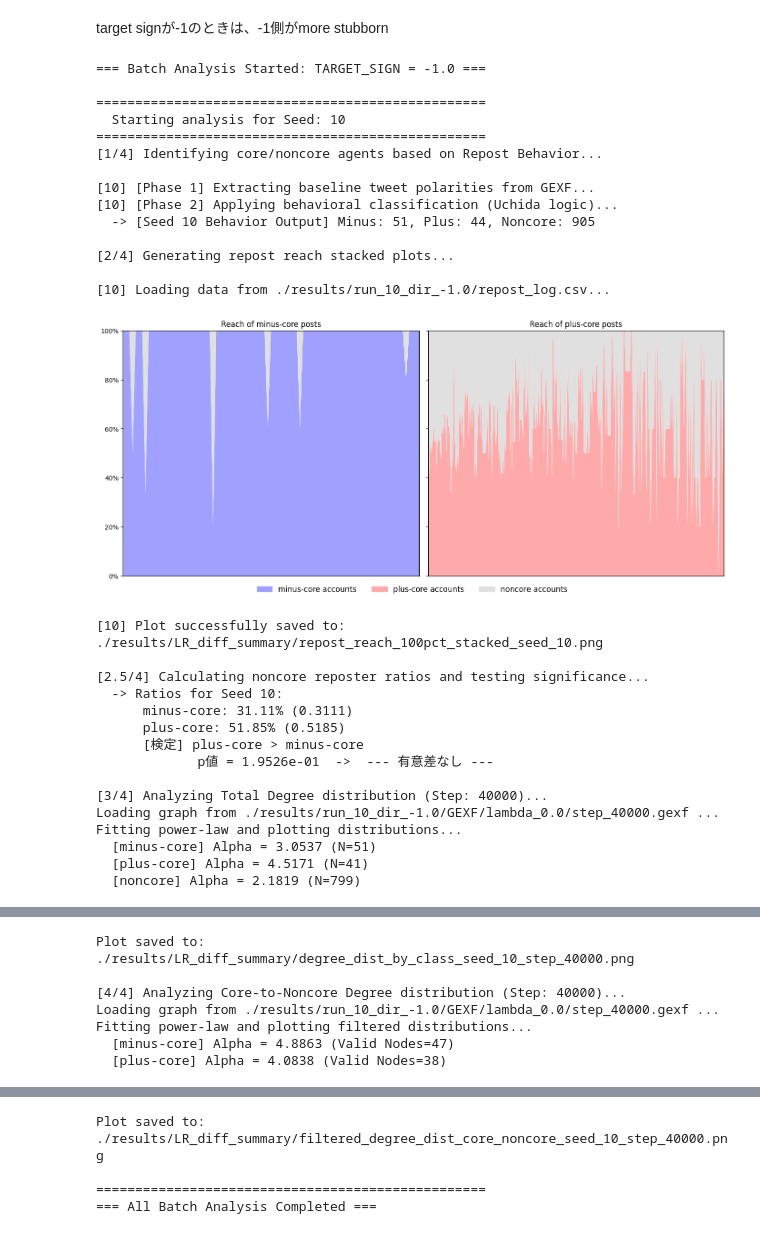
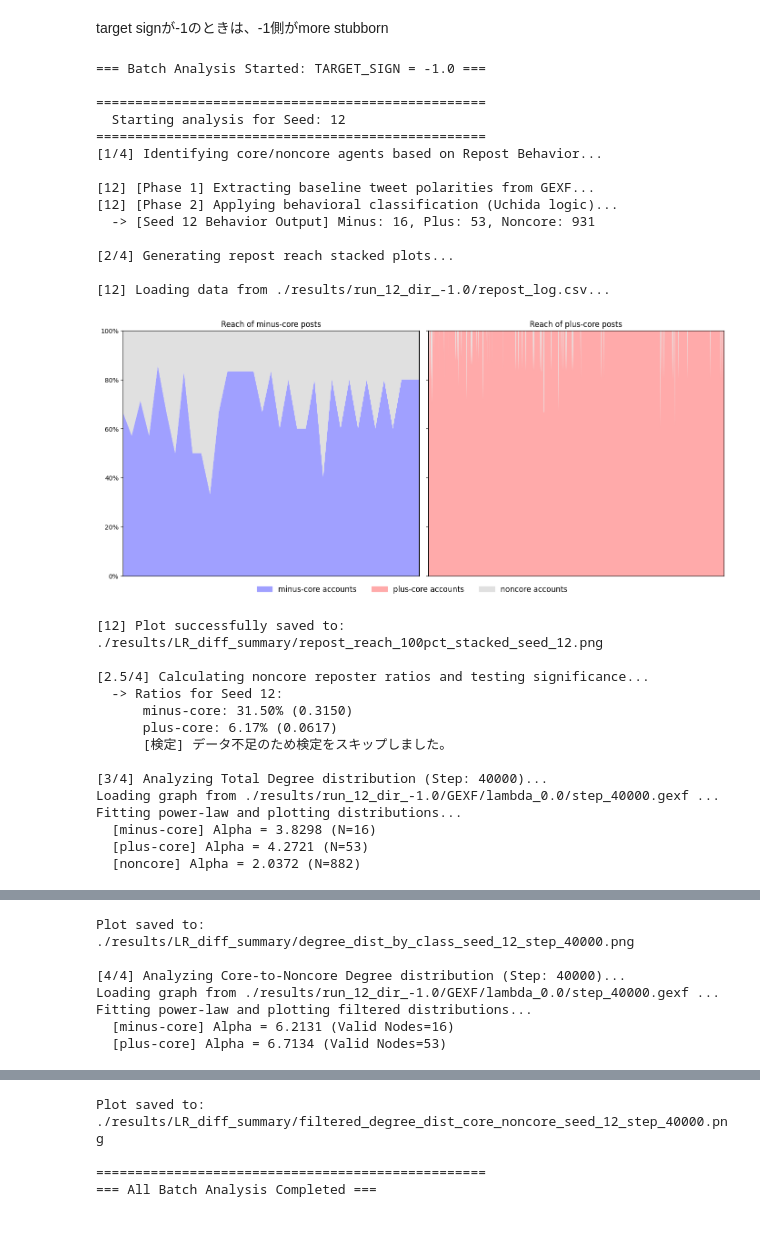
Before and after one commit to tooooomoya/moderates-foster-polarization, a Jupyter notebook: LR-diff-analysis.ipynb, the cells around one changed output, grey strips where cells are left out. Saved outputs shown, nothing was run; the diff lists cells and outputs as text; code cells hidden in the pictures.

```diff
--- a/LR-diff-analysis.ipynb
+++ b/LR-diff-analysis.ipynb
@@ -910,7 +910,7 @@ target signが-1のときは、-1側がmore stubborn
 if __name__ == "__main__":
     # --- 実行設定 ---
     TARGET_SIGN = -1.0
-    SEED_TABLE = [10]
+    SEED_TABLE = [12]
     TARGET_STEP = 40000  # ネットワーク指標を評価するステップ
 
     RESULTS_DIR = "./results"
@@ -944,10 +944,10 @@ if __name__ == "__main__":
             seed=seed,
             target_sign=TARGET_SIGN,
             start_step=ANALYSIS_START_STEP,
-            min_reposts=5,
+            min_reposts=2,
             ratio_multiplier=2.0,
-            m_th=-0.5,
-            p_th=0.5,
+            m_th=-0.65,
+            p_th=0.65,
             min_tweet_reposts=MIN_TWEET_REPOSTS
         )
 
@@ -987,51 +987,50 @@ if __name__ == "__main__":
 
         # --- 対象ステップのGEXFパスを生成 ---
         target_gexf = os.path.join(run_dir, "GEXF", "lambda_0.0", f"step_{TARGET_STEP}.gexf")
 
         if not os.path.exists(target_gexf):
             print(f"\n[3/4 & 4/4] GEXF file for step {TARGET_STEP} not found. Skipping network analysis.")
             continue
 
         # 3. クラス別の Total Degree 分布
         print(f"\n[3/4] Analyzing Total Degree distribution (Step: {TARGET_STEP})...")
         alphas_total = analyze_and_plot_degree_distribution(target_gexf, agent_dict, seed, output_dir=OUTPUT_DIR)
         all_alphas_total[seed] = alphas_total
 
         # 4. Core-Noncore エッジに限定した Degree 分布
         print(f"\n[4/4] Analyzing Core-to-Noncore Degree distribution (Step: {TARGET_STEP})...")
         alphas_filtered = plot_core_noncore_degree_distribution(target_gexf, agent_dict, seed, output_dir=OUTPUT_DIR)
         all_alphas_filtered[seed] = alphas_filtered
 
     print(f"\n{'='*50}")
     print("=== All Batch Analysis Completed ===")
 # %% [output]
 === Batch Analysis Started: TARGET_SIGN = -1.0 ===
 
 ==================================================
-  Starting analysis for Seed: 10
+  Starting analysis for Seed: 12
 ==================================================
 [1/4] Identifying core/noncore agents based on Repost Behavior...
 
-[10] [Phase 1] Extracting baseline tweet polarities from GEXF...
-[10] [Phase 2] Applying behavioral classification (Uchida logic)...
-  -> [Seed 10 Behavior Output] Minus: 51, Plus: 44, Noncore: 905
+[12] [Phase 1] Extracting baseline tweet polarities from GEXF...
+[12] [Phase 2] Applying behavioral classification (Uchida logic)...
+  -> [Seed 12 Behavior Output] Minus: 16, Plus: 53, Noncore: 931
 
 [2/4] Generating repost reach stacked plots...
 
-[10] Loading data from ./results/run_10_dir_-1.0/repost_log.csv...
+[12] Loading data from ./results/run_12_dir_-1.0/repost_log.csv...
-[figure, old version]
+[figure, new version]
-[10] Plot successfully saved to: ./results/LR_diff_summary/repost_reach_100pct_stacked_seed_10.png
+[12] Plot successfully saved to: ./results/LR_diff_summary/repost_reach_100pct_stacked_seed_12.png
 
 [2.5/4] Calculating noncore reposter ratios and testing significance...
-  -> Ratios for Seed 10:
-      minus-core: 31.11% (0.3111)
-      plus-core: 51.85% (0.5185)
-      [検定] plus-core > minus-core
-             p値 = 1.9526e-01  ->  --- 有意差なし ---
+  -> Ratios for Seed 12:
+      minus-core: 31.50% (0.3150)
+      plus-core: 6.17% (0.0617)
+      [検定] データ不足のため検定をスキップしました。
 
 [3/4] Analyzing Total Degree distribution (Step: 40000)...
-Loading graph from ./results/run_10_dir_-1.0/GEXF/lambda_0.0/step_40000.gexf ...
+Loading graph from ./results/run_12_dir_-1.0/GEXF/lambda_0.0/step_40000.gexf ...
 Fitting power-law and plotting distributions...
-  [minus-core] Alpha = 3.0537 (N=51)
-  [plus-core] Alpha = 4.5171 (N=41)
-  [noncore] Alpha = 2.1819 (N=799)
+  [minus-core] Alpha = 3.8298 (N=16)
+  [plus-core] Alpha = 4.2721 (N=53)
+  [noncore] Alpha = 2.0372 (N=882)
@@ -1039,7 +1038,7 @@ Fitting power-law and plotting distributions...
-Plot saved to: ./results/LR_diff_summary/degree_dist_by_class_seed_10_step_40000.png
+Plot saved to: ./results/LR_diff_summary/degree_dist_by_class_seed_12_step_40000.png
 
 [4/4] Analyzing Core-to-Noncore Degree distribution (Step: 40000)...
-Loading graph from ./results/run_10_dir_-1.0/GEXF/lambda_0.0/step_40000.gexf ...
+Loading graph from ./results/run_12_dir_-1.0/GEXF/lambda_0.0/step_40000.gexf ...
 Fitting power-law and plotting filtered distributions...
-  [minus-core] Alpha = 4.8863 (Valid Nodes=47)
-  [plus-core] Alpha = 4.0838 (Valid Nodes=38)
+  [minus-core] Alpha = 6.2131 (Valid Nodes=16)
+  [plus-core] Alpha = 6.7134 (Valid Nodes=53)
@@ -1047,4 +1046,4 @@ Fitting power-law and plotting filtered distributions...
-Plot saved to: ./results/LR_diff_summary/filtered_degree_dist_core_noncore_seed_10_step_40000.png
+Plot saved to: ./results/LR_diff_summary/filtered_degree_dist_core_noncore_seed_12_step_40000.png
 
 ==================================================
 === All Batch Analysis Completed ===
```
Also changed, not shown: parts of 1 cell of this notebook, 3 other files.
